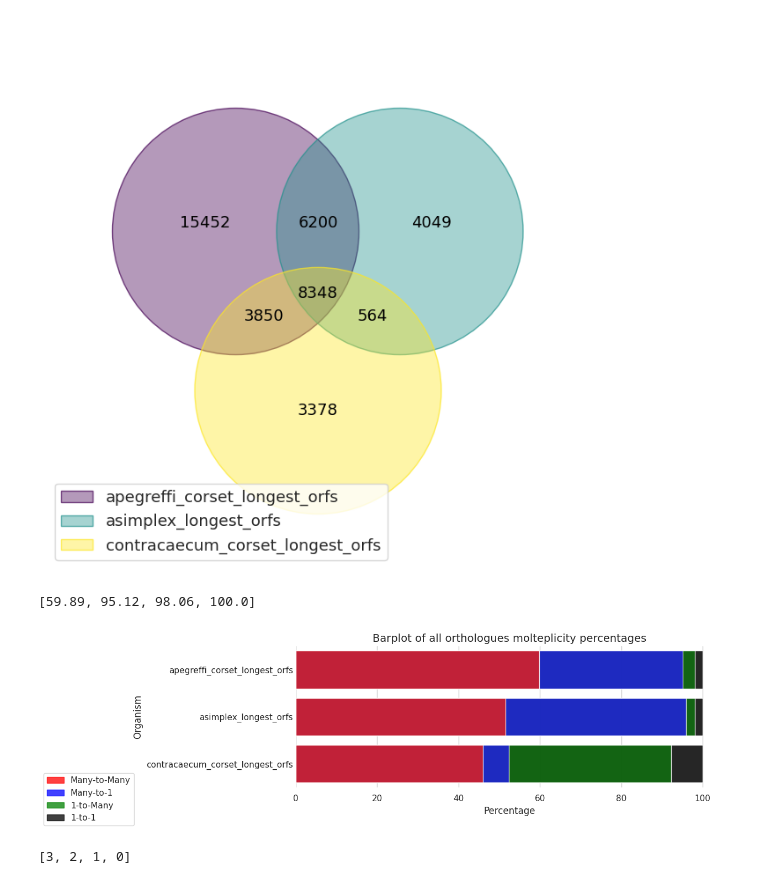
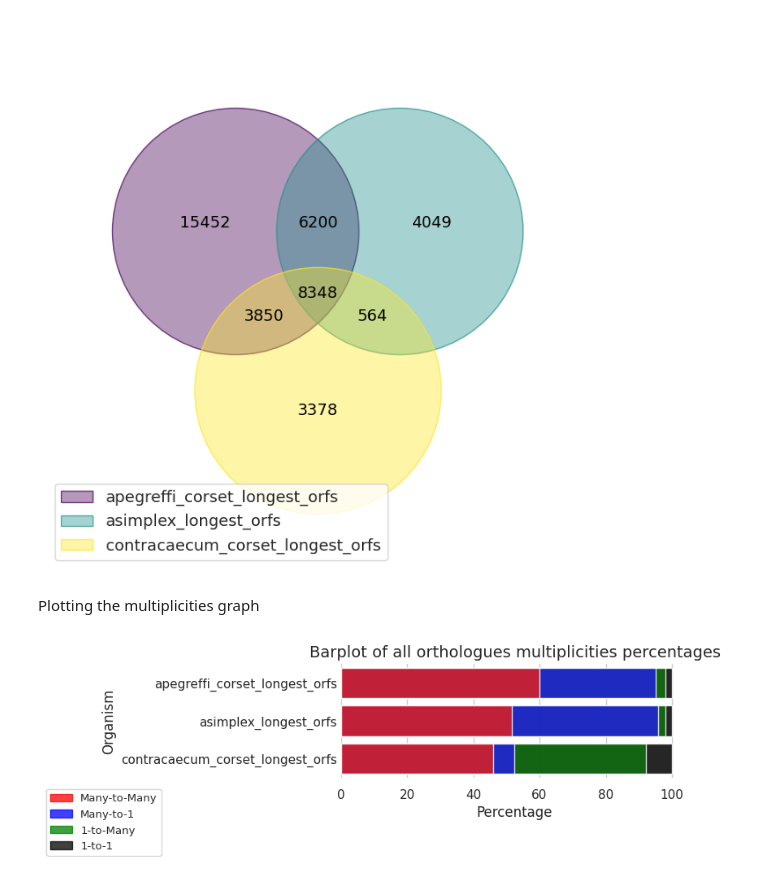
Before and after one commit to lorenzo-arcioni/BioSwiftAnalytics, a Jupyter notebook: Orthofinder-results-plot.ipynb, the cells around one changed output. Cells and saved outputs as stored; diff of their text form; code cells hidden in the pictures.

```diff
--- a/Orthofinder-results-plot.ipynb
+++ b/Orthofinder-results-plot.ipynb
@@ -68,53 +75,48 @@ orthologues_percentage = {}
 for org in organisms:
     orthologues_percentage[org] = []
 
-# many - many
+# get data of all multiplicity
 load_orthologues(orthologues_many_many, orthologues_percentage)
 load_orthologues(orthologues_many_one,  orthologues_percentage)
 load_orthologues(orthologues_one_many,  orthologues_percentage)
 load_orthologues(orthologues_one_one,   orthologues_percentage)
 
+# get the percentage from multiplicities
 for org in organisms:
     orthologues_percentage[org] = get_orthologues_percentage(orthologues_percentage[org])
-
-orthologues_percentage['apegreffi_corset_longest_orfs']
-# %% [output]
-[59.89, 95.12, 98.06, 100.0]
+# %% [markdown]
+Plotting the multiplicities graph
 # %%
 from matplotlib import patches
 
 # Impostazione dello stile di Seaborn
 sns.set(style="whitegrid")
 colori = ['red', 'blue', 'green', 'black']
 molteplicity = ['Many-to-Many', 'Many-to-1', '1-to-Many', '1-to-1']
 
 # Creazione del grafico
-fig, ax = plt.subplots(figsize=(15, 4))
+fig, ax = plt.subplots(figsize=(10, len(organisms)))
 
 # Creazione delle singole barre con colori diversi
 for i in range(3, -1, -1):
     sns.barplot(x=[orthologues_percentage[k][i] for k in orthologues_percentage.keys()], color=colori[i], y=organisms, ax=ax, errorbar=None, alpha=0.85)
 
 # Personalizzazione dell'asse x, y e degli spazi dei ticks
 ax.set_xlabel('Percentage', fontsize=12)
 ax.set_ylabel('Organism', fontsize=12)
-ax.set_title('Barplot of all orthologues molteplicity percentages', fontsize=14)
+ax.set_title('Barplot of all orthologues multiplicities percentages', fontsize=14)
 
 # Rimozione dei bordi del grafico
 sns.despine(top=True, right=True, left=True, bottom=True)
 
 # Rimozione dei ticks dell'asse y
 ax.tick_params(axis='y', length=0)
 
 # Legenda
 patches_list = [patches.Patch(color=colori[i], label=molteplicity[i], alpha=0.75) for i in range(len(molteplicity))]
-ax.legend(handles=patches_list, loc='lower left', bbox_to_anchor=(-0.6, -0.3))
+ax.legend(handles=patches_list, bbox_to_anchor=(-0.5, -0.05), fontsize="9.5")
 
 plt.tight_layout()
 plt.show()
 # %% [output]
-[figure, old version]
+[figure, new version]
-# %%
-list(range(3, -1, -1))
-# %% [output]
-[3, 2, 1, 0]
```
Also changed, not shown: parts of 6 cells of this notebook, 1 other file.
